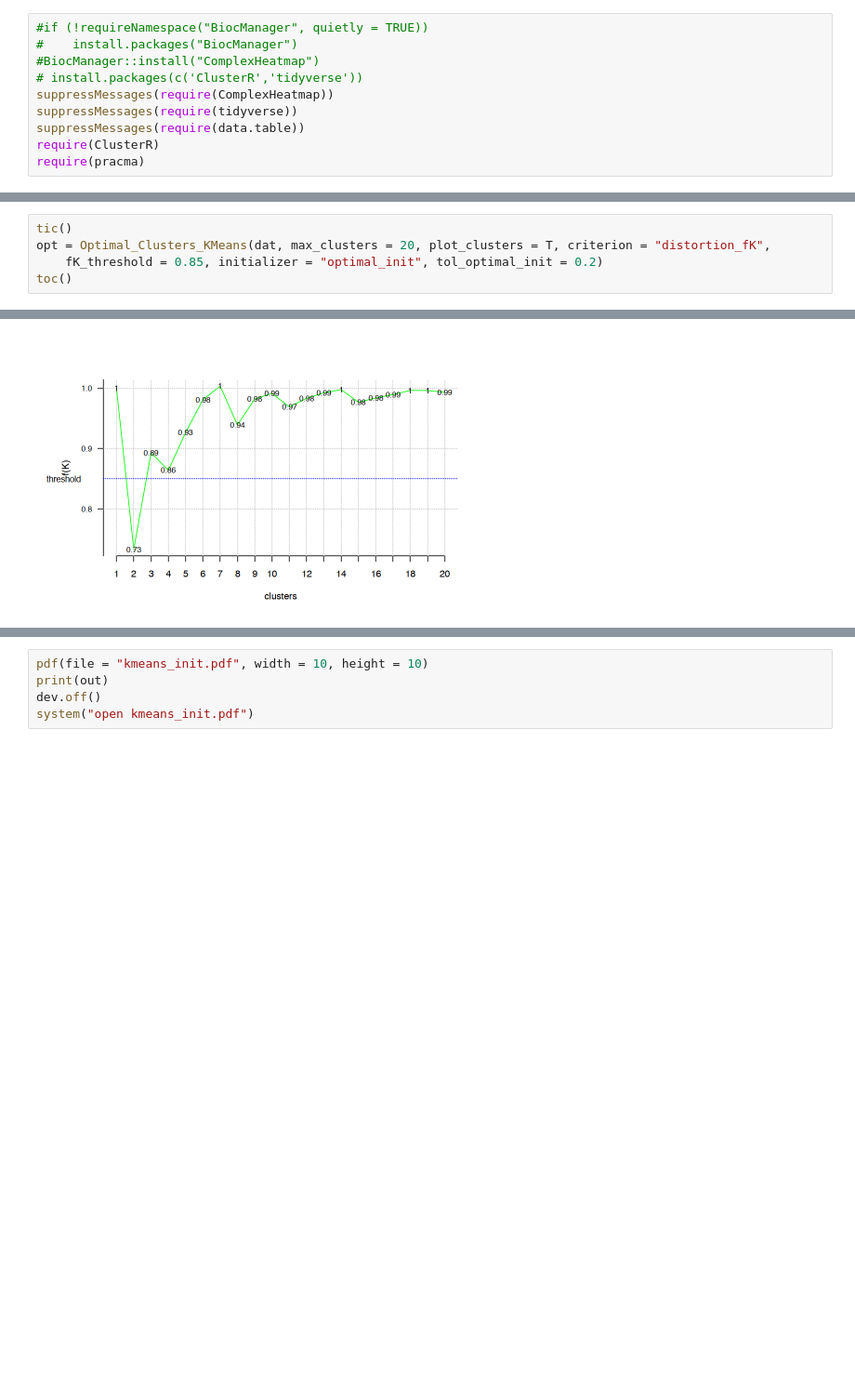
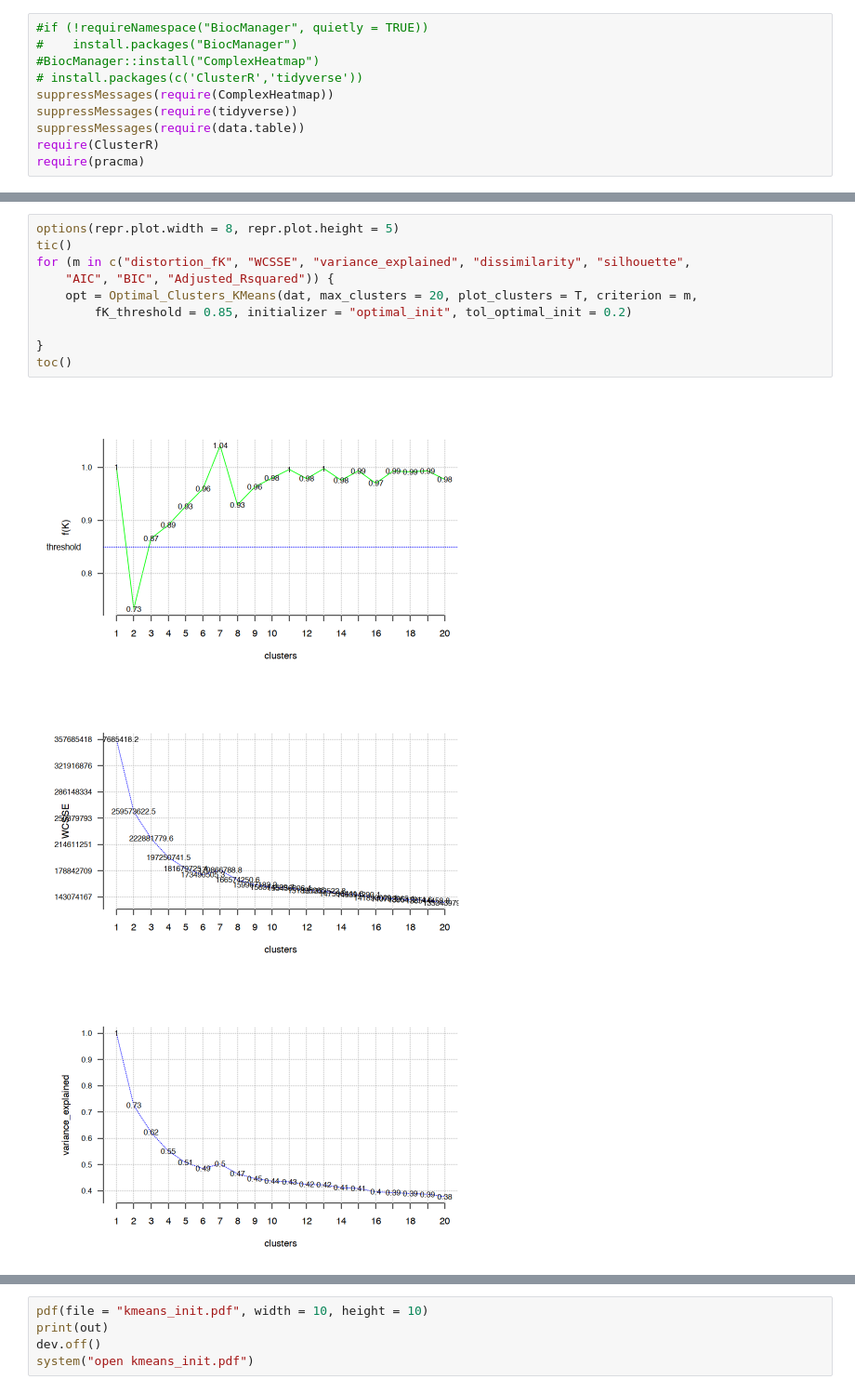
Before and after one commit to biomystery/covid-project, a Jupyter notebook: notebooks/02.clustering.ipynb, the cells around one changed output, grey strips where cells are left out. Shown at 93% size. Saved outputs shown, nothing was run; the diff lists cells and outputs as text; blank space fills up the shorter version.

```diff
--- a/notebooks/02.clustering.ipynb
+++ b/notebooks/02.clustering.ipynb
@@ -20,6 +22,14 @@ A data.table: 1 × 74
 # %%
+options(repr.plot.width = 8, repr.plot.height = 5)
 tic()
-opt = Optimal_Clusters_KMeans(dat, max_clusters = 20, plot_clusters = T, criterion = "distortion_fK",
-    fK_threshold = 0.85, initializer = "optimal_init", tol_optimal_init = 0.2)
+for (m in c("distortion_fK", "WCSSE", "variance_explained", "dissimilarity", "silhouette",
+    "AIC", "BIC", "Adjusted_Rsquared")) {
+    opt = Optimal_Clusters_KMeans(dat, max_clusters = 20, plot_clusters = T, criterion = m,
+        fK_threshold = 0.85, initializer = "optimal_init", tol_optimal_init = 0.2)
+
+}
 toc()
 # %% [output]
+[figure, new version]
+[figure, added]
+[figure, added]
@@ -27 +40,0 @@ elapsed time is 11.332000 seconds
-[figure, old version]
```
Also changed, not shown: parts of 15 cells of this notebook, 1 other file.
